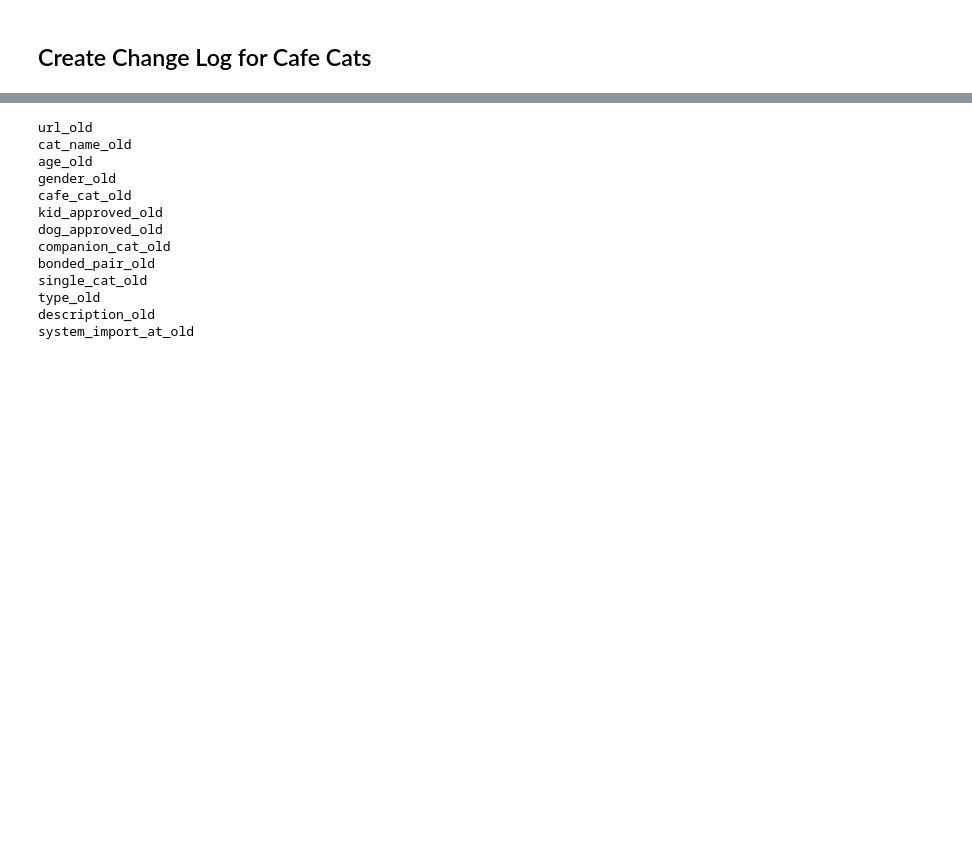
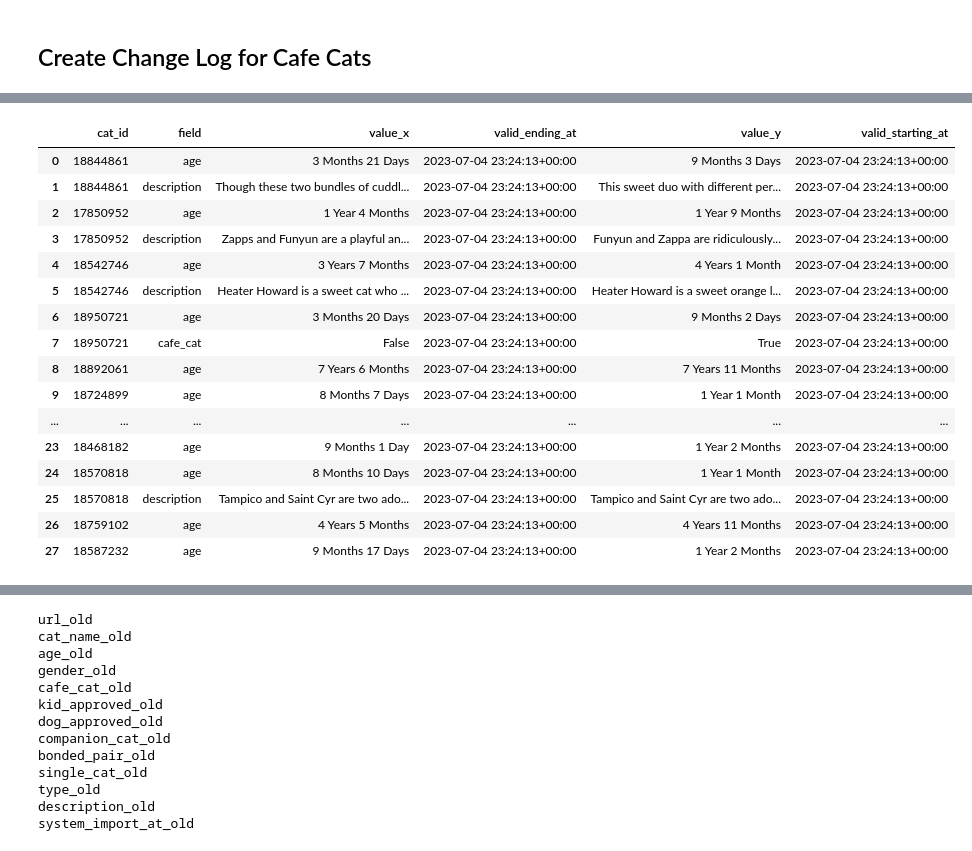
Before and after one commit to mazzotti0/cat-analytics, a Jupyter notebook: notebooks/dev.ipynb, the cells around one changed output, grey strips where cells are left out. Cells and saved outputs as stored; diff of their text form; code cells hidden in the pictures; blank space fills up the shorter version.

```diff
--- a/notebooks/dev.ipynb
+++ b/notebooks/dev.ipynb
@@ -307,0 +346,2 @@ Index(['cat_id', 'url_old', 'cat_name_old', 'age_old', 'gender_old',
+# %%
+df = create_field_history(change_df, id_col='cat_id')
@@ -307,0 +479,20 @@ Index(['cat_id', 'url_old', 'cat_name_old', 'age_old', 'gender_old',
+# %%
+df
+# %% [output]
+|  | cat_id | field | value_x | valid_ending_at | value_y | valid_starting_at |
+| 0 | 18844861 | age | 3 Months 21 Days | 2023-07-04 23:24:13+00:00 | 9 Months 3 Days | 2023-07-04 23:24:13+00:00 |
+| 1 | 18844861 | description | Though these two bundles of cuddl... | 2023-07-04 23:24:13+00:00 | This sweet duo with different per... | 2023-07-04 23:24:13+00:00 |
+| 2 | 17850952 | age | 1 Year 4 Months | 2023-07-04 23:24:13+00:00 | 1 Year 9 Months | 2023-07-04 23:24:13+00:00 |
+| 3 | 17850952 | description | Zapps and Funyun are a playful an... | 2023-07-04 23:24:13+00:00 | Funyun and Zappa are ridiculously... | 2023-07-04 23:24:13+00:00 |
+| 4 | 18542746 | age | 3 Years 7 Months | 2023-07-04 23:24:13+00:00 | 4 Years 1 Month | 2023-07-04 23:24:13+00:00 |
+| 5 | 18542746 | description | Heater Howard is a sweet cat who ... | 2023-07-04 23:24:13+00:00 | Heater Howard is a sweet orange l... | 2023-07-04 23:24:13+00:00 |
+| 6 | 18950721 | age | 3 Months 20 Days | 2023-07-04 23:24:13+00:00 | 9 Months 2 Days | 2023-07-04 23:24:13+00:00 |
+| 7 | 18950721 | cafe_cat | False | 2023-07-04 23:24:13+00:00 | True | 2023-07-04 23:24:13+00:00 |
+| 8 | 18892061 | age | 7 Years 6 Months | 2023-07-04 23:24:13+00:00 | 7 Years 11 Months | 2023-07-04 23:24:13+00:00 |
+| 9 | 18724899 | age | 8 Months 7 Days | 2023-07-04 23:24:13+00:00 | 1 Year 1 Month | 2023-07-04 23:24:13+00:00 |
+| ... | ... | ... | ... | ... | ... | ... |
+| 23 | 18468182 | age | 9 Months 1 Day | 2023-07-04 23:24:13+00:00 | 1 Year 2 Months | 2023-07-04 23:24:13+00:00 |
+| 24 | 18570818 | age | 8 Months 10 Days | 2023-07-04 23:24:13+00:00 | 1 Year 1 Month | 2023-07-04 23:24:13+00:00 |
+| 25 | 18570818 | description | Tampico and Saint Cyr are two ado... | 2023-07-04 23:24:13+00:00 | Tampico and Saint Cyr are two ado... | 2023-07-04 23:24:13+00:00 |
+| 26 | 18759102 | age | 4 Years 5 Months | 2023-07-04 23:24:13+00:00 | 4 Years 11 Months | 2023-07-04 23:24:13+00:00 |
+| 27 | 18587232 | age | 9 Months 17 Days | 2023-07-04 23:24:13+00:00 | 1 Year 2 Months | 2023-07-04 23:24:13+00:00 |
```
Also changed, not shown: parts of 40 cells of this notebook, 9 other files.
